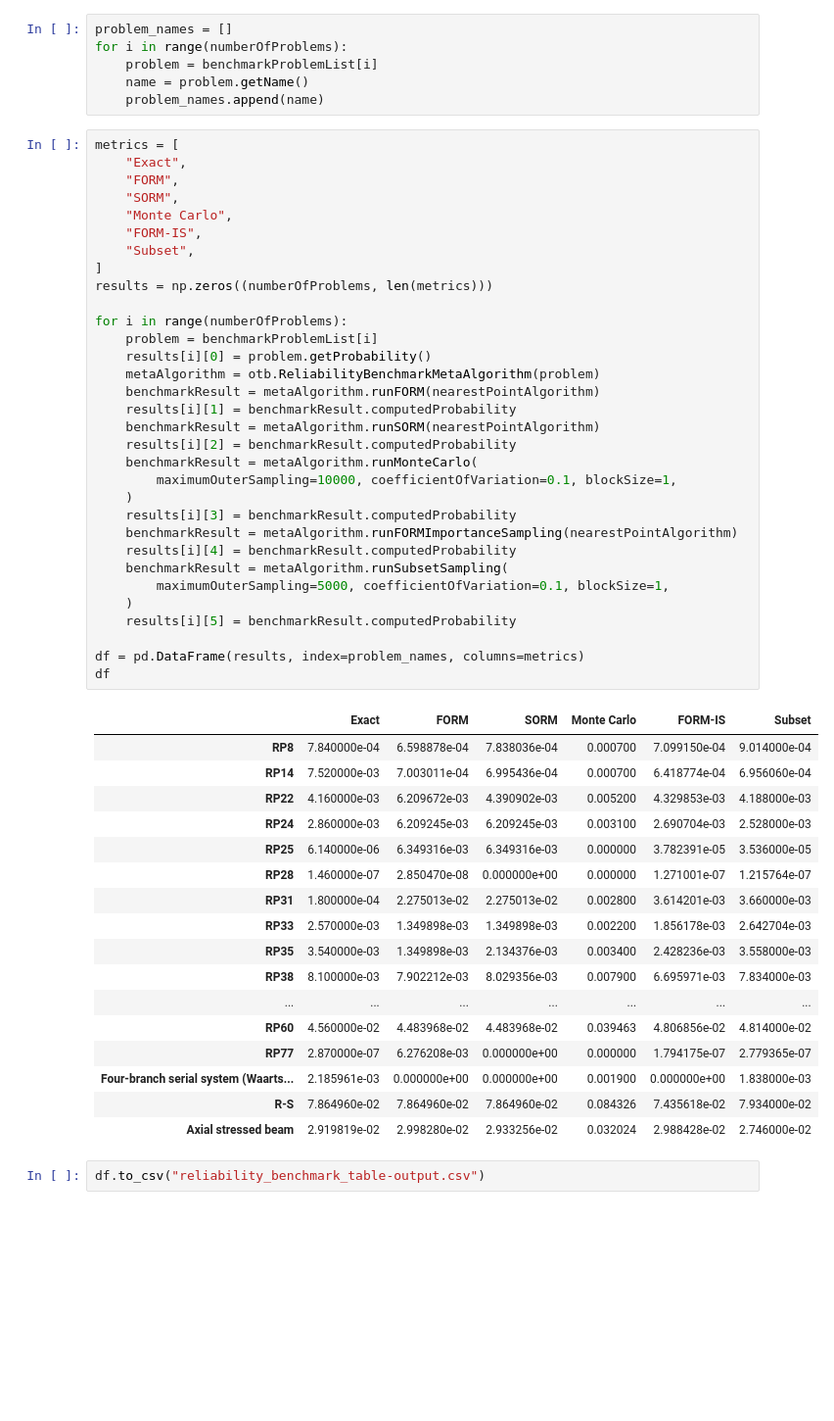
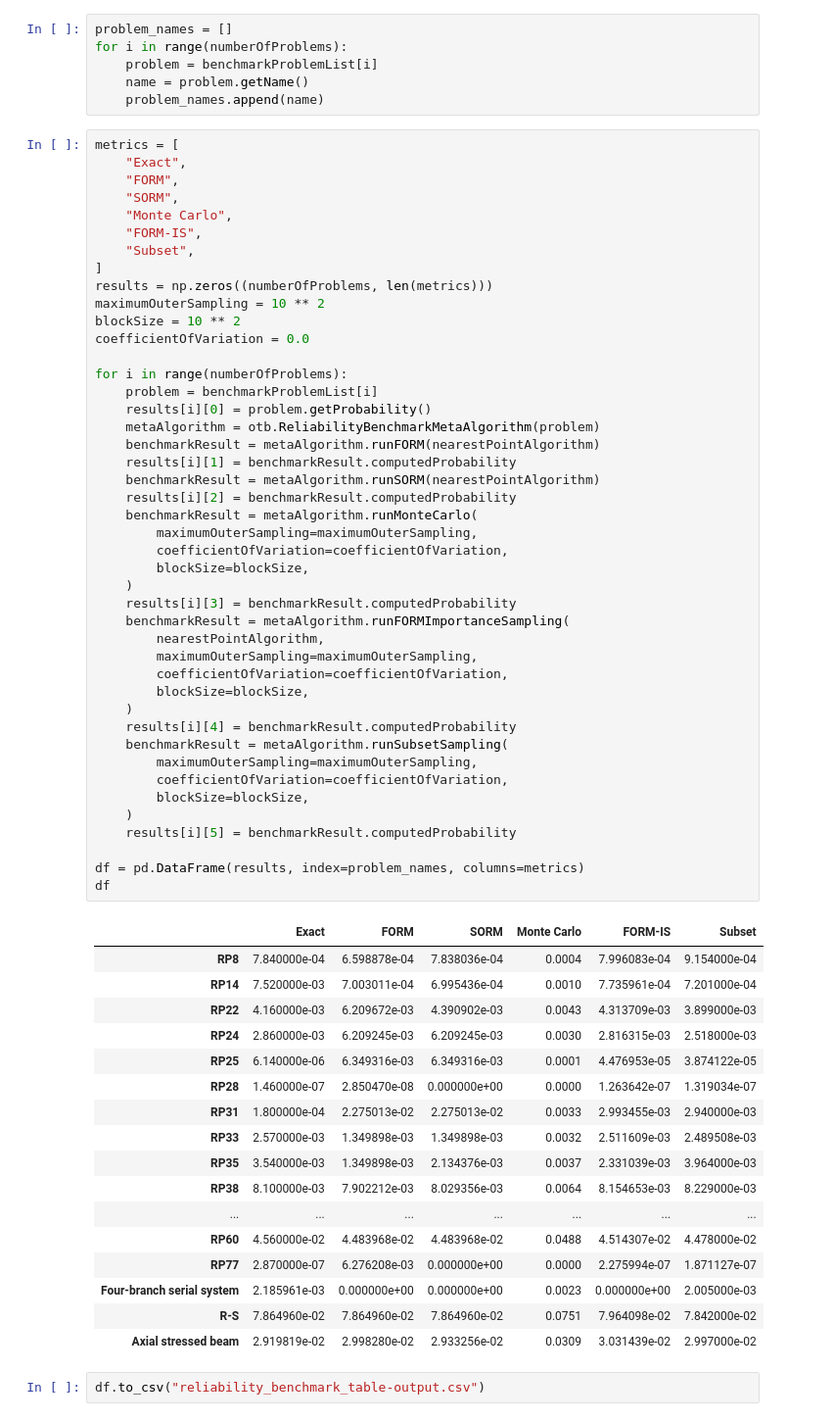
Before and after one commit to openturns/otbenchmark, a Jupyter notebook: examples/reliability_benchmark_table.ipynb, the cells around one changed output. Shown at 98% size. Drawn from its saved outputs; the diff is of its cells as text; blank space fills up the shorter version.

```diff
--- a/examples/reliability_benchmark_table.ipynb
+++ b/examples/reliability_benchmark_table.ipynb
@@ -102,51 +130,63 @@ for i in range(numberOfProblems):
 metrics = [
     "Exact",
     "FORM",
     "SORM",
     "Monte Carlo",
     "FORM-IS",
     "Subset",
 ]
 results = np.zeros((numberOfProblems, len(metrics)))
+maximumOuterSampling = 10 ** 2
+blockSize = 10 ** 2
+coefficientOfVariation = 0.0
 
 for i in range(numberOfProblems):
     problem = benchmarkProblemList[i]
     results[i][0] = problem.getProbability()
     metaAlgorithm = otb.ReliabilityBenchmarkMetaAlgorithm(problem)
     benchmarkResult = metaAlgorithm.runFORM(nearestPointAlgorithm)
     results[i][1] = benchmarkResult.computedProbability
     benchmarkResult = metaAlgorithm.runSORM(nearestPointAlgorithm)
     results[i][2] = benchmarkResult.computedProbability
     benchmarkResult = metaAlgorithm.runMonteCarlo(
-        maximumOuterSampling=10000, coefficientOfVariation=0.1, blockSize=1,
+        maximumOuterSampling=maximumOuterSampling,
+        coefficientOfVariation=coefficientOfVariation,
+        blockSize=blockSize,
     )
     results[i][3] = benchmarkResult.computedProbability
-    benchmarkResult = metaAlgorithm.runFORMImportanceSampling(nearestPointAlgorithm)
+    benchmarkResult = metaAlgorithm.runFORMImportanceSampling(
+        nearestPointAlgorithm,
+        maximumOuterSampling=maximumOuterSampling,
+        coefficientOfVariation=coefficientOfVariation,
+        blockSize=blockSize,
+    )
     results[i][4] = benchmarkResult.computedProbability
     benchmarkResult = metaAlgorithm.runSubsetSampling(
-        maximumOuterSampling=5000, coefficientOfVariation=0.1, blockSize=1,
+        maximumOuterSampling=maximumOuterSampling,
+        coefficientOfVariation=coefficientOfVariation,
+        blockSize=blockSize,
     )
     results[i][5] = benchmarkResult.computedProbability
 
 df = pd.DataFrame(results, index=problem_names, columns=metrics)
 df
 # %% [output]
 |  | Exact | FORM | SORM | Monte Carlo | FORM-IS | Subset |
-| RP8 | 7.840000e-04 | 6.598878e-04 | 7.838036e-04 | 0.000700 | 7.099150e-04 | 9.014000e-04 |
-| RP14 | 7.520000e-03 | 7.003011e-04 | 6.995436e-04 | 0.000700 | 6.418774e-04 | 6.956060e-04 |
-| RP22 | 4.160000e-03 | 6.209672e-03 | 4.390902e-03 | 0.005200 | 4.329853e-03 | 4.188000e-03 |
-| RP24 | 2.860000e-03 | 6.209245e-03 | 6.209245e-03 | 0.003100 | 2.690704e-03 | 2.528000e-03 |
-| RP25 | 6.140000e-06 | 6.349316e-03 | 6.349316e-03 | 0.000000 | 3.782391e-05 | 3.536000e-05 |
-| RP28 | 1.460000e-07 | 2.850470e-08 | 0.000000e+00 | 0.000000 | 1.271001e-07 | 1.215764e-07 |
-| RP31 | 1.800000e-04 | 2.275013e-02 | 2.275013e-02 | 0.002800 | 3.614201e-03 | 3.660000e-03 |
-| RP33 | 2.570000e-03 | 1.349898e-03 | 1.349898e-03 | 0.002200 | 1.856178e-03 | 2.642704e-03 |
-| RP35 | 3.540000e-03 | 1.349898e-03 | 2.134376e-03 | 0.003400 | 2.428236e-03 | 3.558000e-03 |
-| RP38 | 8.100000e-03 | 7.902212e-03 | 8.029356e-03 | 0.007900 | 6.695971e-03 | 7.834000e-03 |
+| RP8 | 7.840000e-04 | 6.598878e-04 | 7.838036e-04 | 0.0004 | 7.996083e-04 | 9.154000e-04 |
+| RP14 | 7.520000e-03 | 7.003011e-04 | 6.995436e-04 | 0.0010 | 7.735961e-04 | 7.201000e-04 |
+| RP22 | 4.160000e-03 | 6.209672e-03 | 4.390902e-03 | 0.0043 | 4.313709e-03 | 3.899000e-03 |
+| RP24 | 2.860000e-03 | 6.209245e-03 | 6.209245e-03 | 0.0030 | 2.816315e-03 | 2.518000e-03 |
+| RP25 | 6.140000e-06 | 6.349316e-03 | 6.349316e-03 | 0.0001 | 4.476953e-05 | 3.874122e-05 |
+| RP28 | 1.460000e-07 | 2.850470e-08 | 0.000000e+00 | 0.0000 | 1.263642e-07 | 1.319034e-07 |
+| RP31 | 1.800000e-04 | 2.275013e-02 | 2.275013e-02 | 0.0033 | 2.993455e-03 | 2.940000e-03 |
+| RP33 | 2.570000e-03 | 1.349898e-03 | 1.349898e-03 | 0.0032 | 2.511609e-03 | 2.489508e-03 |
+| RP35 | 3.540000e-03 | 1.349898e-03 | 2.134376e-03 | 0.0037 | 2.331039e-03 | 3.964000e-03 |
+| RP38 | 8.100000e-03 | 7.902212e-03 | 8.029356e-03 | 0.0064 | 8.154653e-03 | 8.229000e-03 |
 | ... | ... | ... | ... | ... | ... | ... |
-| RP60 | 4.560000e-02 | 4.483968e-02 | 4.483968e-02 | 0.039463 | 4.806856e-02 | 4.814000e-02 |
-| RP77 | 2.870000e-07 | 6.276208e-03 | 0.000000e+00 | 0.000000 | 1.794175e-07 | 2.779365e-07 |
-| Four-branch serial system (Waarts... | 2.185961e-03 | 0.000000e+00 | 0.000000e+00 | 0.001900 | 0.000000e+00 | 1.838000e-03 |
-| R-S | 7.864960e-02 | 7.864960e-02 | 7.864960e-02 | 0.084326 | 7.435618e-02 | 7.934000e-02 |
-| Axial stressed beam | 2.919819e-02 | 2.998280e-02 | 2.933256e-02 | 0.032024 | 2.988428e-02 | 2.746000e-02 |
+| RP60 | 4.560000e-02 | 4.483968e-02 | 4.483968e-02 | 0.0488 | 4.514307e-02 | 4.478000e-02 |
+| RP77 | 2.870000e-07 | 6.276208e-03 | 0.000000e+00 | 0.0000 | 2.275994e-07 | 1.871127e-07 |
+| Four-branch serial system | 2.185961e-03 | 0.000000e+00 | 0.000000e+00 | 0.0023 | 0.000000e+00 | 2.005000e-03 |
+| R-S | 7.864960e-02 | 7.864960e-02 | 7.864960e-02 | 0.0751 | 7.964098e-02 | 7.842000e-02 |
+| Axial stressed beam | 2.919819e-02 | 2.998280e-02 | 2.933256e-02 | 0.0309 | 3.031439e-02 | 2.997000e-02 |
 # %%
 df.to_csv("reliability_benchmark_table-output.csv")
```
Also changed, not shown: parts of 6 cells of this notebook, 10 other files.
